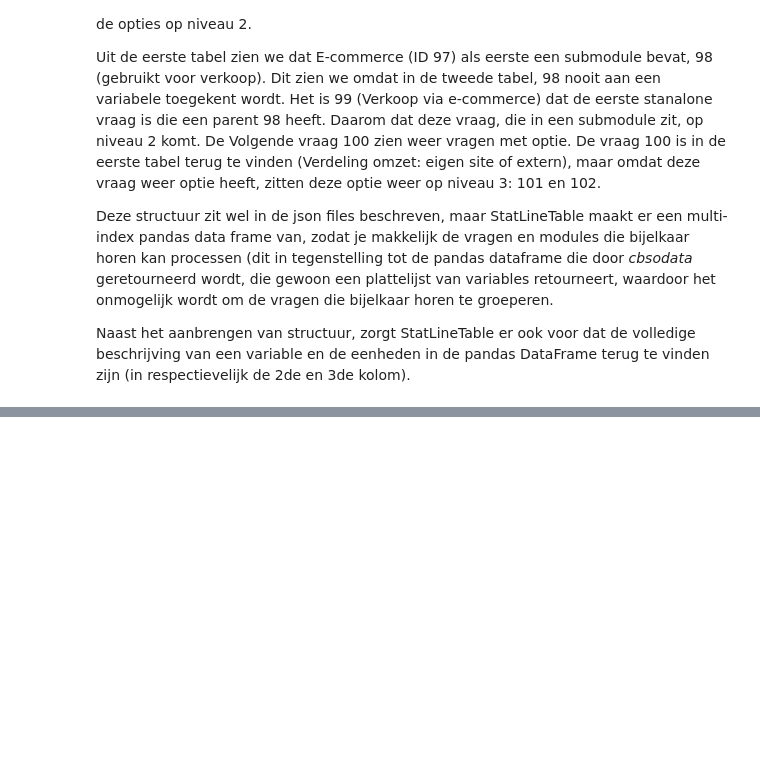
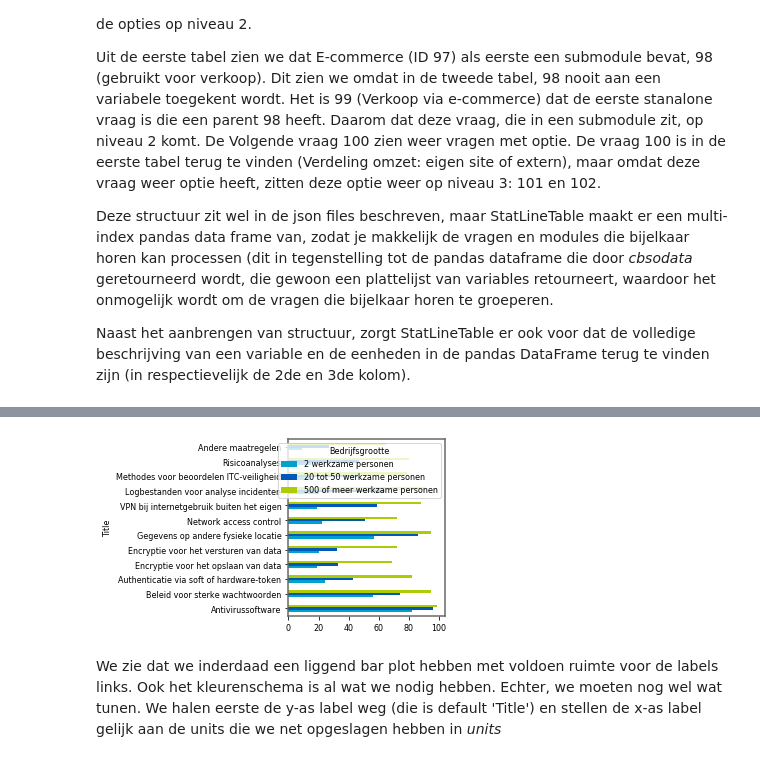
Before and after one commit to SNStatComp/cbs_utils, a Jupyter notebook: examples/statline_plot.ipynb, the cells around one changed output, grey strips where cells are left out. Cells and saved outputs as stored; diff of their text form; code cells hidden in the pictures; blank space fills up the shorter version.

```diff
--- a/examples/statline_plot.ipynb
+++ b/examples/statline_plot.ipynb
@@ -154,0 +206,3 @@ statline = StatLineTable(table_id=table_id, show_plot=True, make_the_plots=True)
+# %%
+statline.selection = selection
+statline.apply_selection = True
@@ -154,0 +213,3 @@ statline = StatLineTable(table_id=table_id, show_plot=True, make_the_plots=True)
+# %%
+question_df = statline.get_question_df(47)
+question_df.head(12)  # dit laat de eerste twaalf rijen uit de data frame zien
@@ -154,0 +265,2 @@ statline = StatLineTable(table_id=table_id, show_plot=True, make_the_plots=True)
+# %%
+question_df = statline.prepare_data_frame(question_df)
@@ -154,0 +307,8 @@ statline = StatLineTable(table_id=table_id, show_plot=True, make_the_plots=True)
+# %%
+
+question_df.plot(kind="barh", ax=axis)
+fig
+# %% [output]
+[figure, added]
+# %% [markdown]
+We zie dat we inderdaad een liggend bar plot hebben met voldoen ruimte voor de labels links. Ook het kleurenschema is al wat we nodig hebben. Echter, we moeten nog wel wat tunen. We halen eerste de y-as label weg (die is default 'Title') en stellen de x-as label gelijk aan de units die we net opgeslagen hebben in *units*
```
Also changed, not shown: parts of 55 cells of this notebook, 3 other files.
